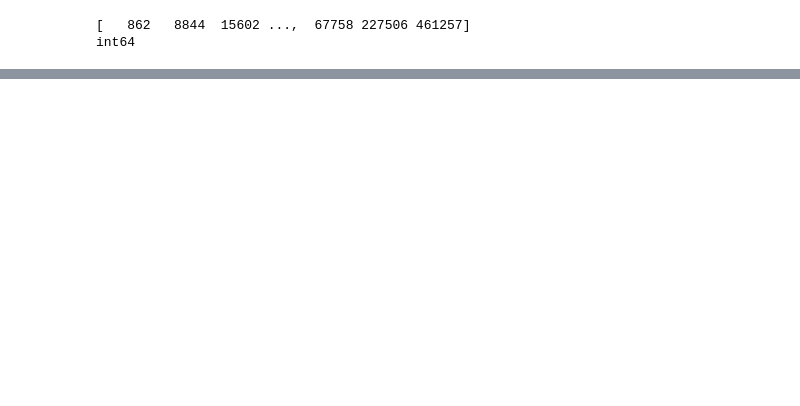
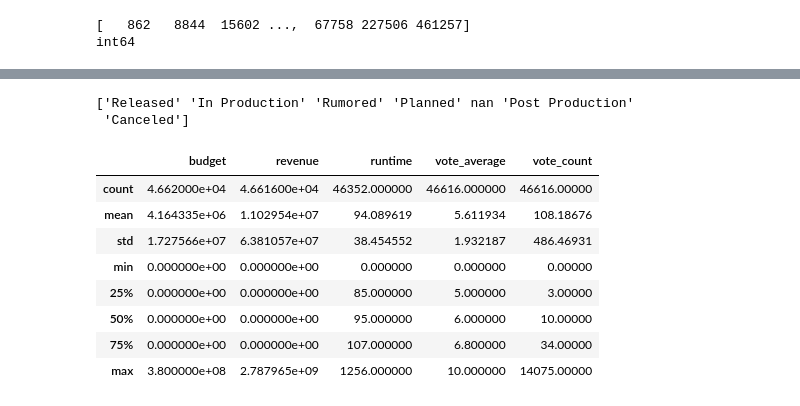
Before and after one commit to christian7137/MovieDataset, a Jupyter notebook: MovieNB_1.ipynb, the cells around one changed output, grey strips where cells are left out. Drawn from its saved outputs; the diff is of its cells as text; code cells hidden in the pictures; blank space fills up the shorter version.

```diff
--- a/MovieNB_1.ipynb
+++ b/MovieNB_1.ipynb
@@ -153,0 +114,18 @@ Name: 862, dtype: object
+# %%
+print(movie_df.status.unique())
+# 6 one-hot variables don't seem too bad. It's an option.
+# %% [output]
+['Released' 'In Production' 'Rumored' 'Planned' nan 'Post Production'
+ 'Canceled']
+# %%
+movie_df.describe()
+# %% [output]
+|  | budget | revenue | runtime | vote_average | vote_count |
+| count | 4.662000e+04 | 4.661600e+04 | 46352.000000 | 46616.000000 | 46616.00000 |
+| mean | 4.164335e+06 | 1.102954e+07 | 94.089619 | 5.611934 | 108.18676 |
+| std | 1.727566e+07 | 6.381057e+07 | 38.454552 | 1.932187 | 486.46931 |
+| min | 0.000000e+00 | 0.000000e+00 | 0.000000 | 0.000000 | 0.00000 |
+| 25% | 0.000000e+00 | 0.000000e+00 | 85.000000 | 5.000000 | 3.00000 |
+| 50% | 0.000000e+00 | 0.000000e+00 | 95.000000 | 6.000000 | 10.00000 |
+| 75% | 0.000000e+00 | 0.000000e+00 | 107.000000 | 6.800000 | 34.00000 |
+| max | 3.800000e+08 | 2.787965e+09 | 1256.000000 | 10.000000 | 14075.00000 |
```
Also changed, not shown: parts of 16 cells of this notebook, 1 other file.
